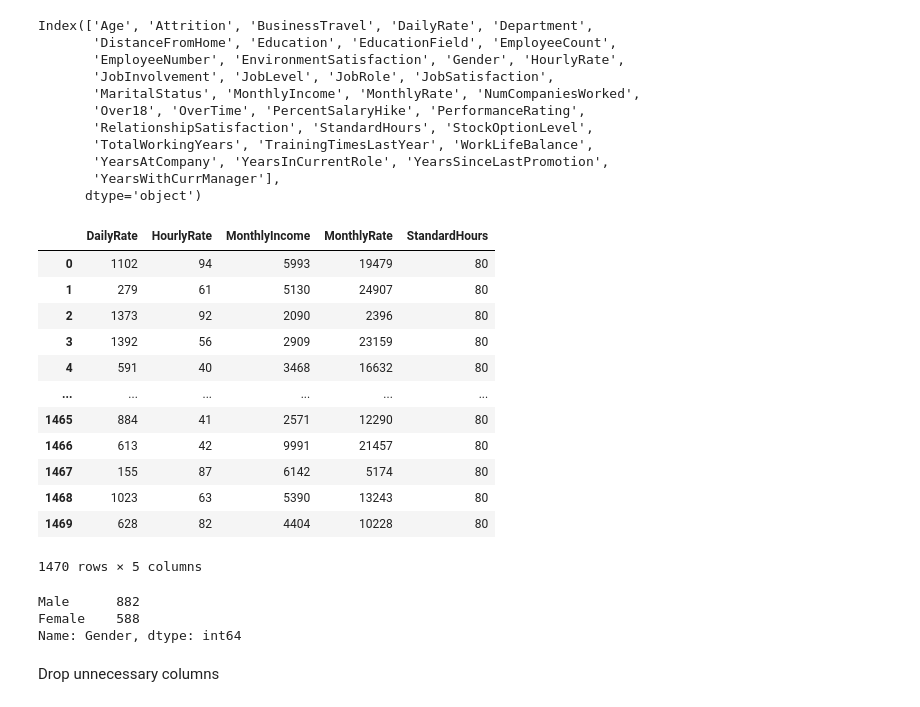
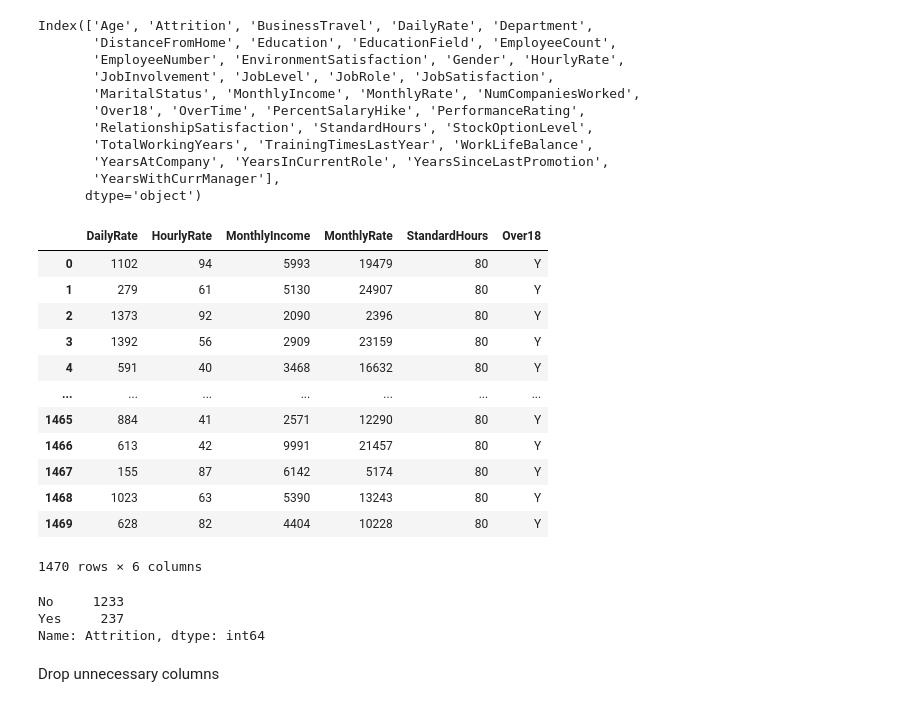
Before and after one commit to katewang1/Employee_Attrition_Analysis, a Jupyter notebook: dataCleaning_joey.ipynb, the cells around one changed output. Drawn from its saved outputs; the diff is of its cells as text; code cells hidden in the pictures.

```diff
--- a/dataCleaning_joey.ipynb
+++ b/dataCleaning_joey.ipynb
@@ -53,28 +53,29 @@ Index(['Age', 'Attrition', 'BusinessTravel', 'DailyRate', 'Department',
        'YearsWithCurrManager'],
       dtype='object')
 # %%
-# ambiguous columns - only going to keep MonthlyIncome
-attrition_df[["DailyRate", "HourlyRate", "MonthlyIncome", "MonthlyRate", "StandardHours"]]
+# ambiguous/unnecessary columns - only going to keep MonthlyIncome
+attrition_df[["DailyRate", "HourlyRate", "MonthlyIncome", "MonthlyRate", "StandardHours", "Over18"]]
 # %% [output]
-|  | DailyRate | HourlyRate | MonthlyIncome | MonthlyRate | StandardHours |
-| 0 | 1102 | 94 | 5993 | 19479 | 80 |
-| 1 | 279 | 61 | 5130 | 24907 | 80 |
-| 2 | 1373 | 92 | 2090 | 2396 | 80 |
-| 3 | 1392 | 56 | 2909 | 23159 | 80 |
-| 4 | 591 | 40 | 3468 | 16632 | 80 |
-| ... | ... | ... | ... | ... | ... |
-| 1465 | 884 | 41 | 2571 | 12290 | 80 |
-| 1466 | 613 | 42 | 9991 | 21457 | 80 |
-| 1467 | 155 | 87 | 6142 | 5174 | 80 |
-| 1468 | 1023 | 63 | 5390 | 13243 | 80 |
-| 1469 | 628 | 82 | 4404 | 10228 | 80 |
+|  | DailyRate | HourlyRate | MonthlyIncome | MonthlyRate | StandardHours | Over18 |
+| 0 | 1102 | 94 | 5993 | 19479 | 80 | Y |
+| 1 | 279 | 61 | 5130 | 24907 | 80 | Y |
+| 2 | 1373 | 92 | 2090 | 2396 | 80 | Y |
+| 3 | 1392 | 56 | 2909 | 23159 | 80 | Y |
+| 4 | 591 | 40 | 3468 | 16632 | 80 | Y |
+| ... | ... | ... | ... | ... | ... | ... |
+| 1465 | 884 | 41 | 2571 | 12290 | 80 | Y |
+| 1466 | 613 | 42 | 9991 | 21457 | 80 | Y |
+| 1467 | 155 | 87 | 6142 | 5174 | 80 | Y |
+| 1468 | 1023 | 63 | 5390 | 13243 | 80 | Y |
+| 1469 | 628 | 82 | 4404 | 10228 | 80 | Y |
-1470 rows × 5 columns
+1470 rows × 6 columns
 # %%
-attrition_df["Gender"].value_counts()
+# count of attrition column values
+attrition_df["Attrition"].value_counts()
 # %% [output]
-Male      882
-Female    588
-Name: Gender, dtype: int64
+No     1233
+Yes     237
+Name: Attrition, dtype: int64
 # %% [markdown]
 Drop unnecessary columns
 # %%
```
Also changed, not shown: parts of 9 cells of this notebook.
